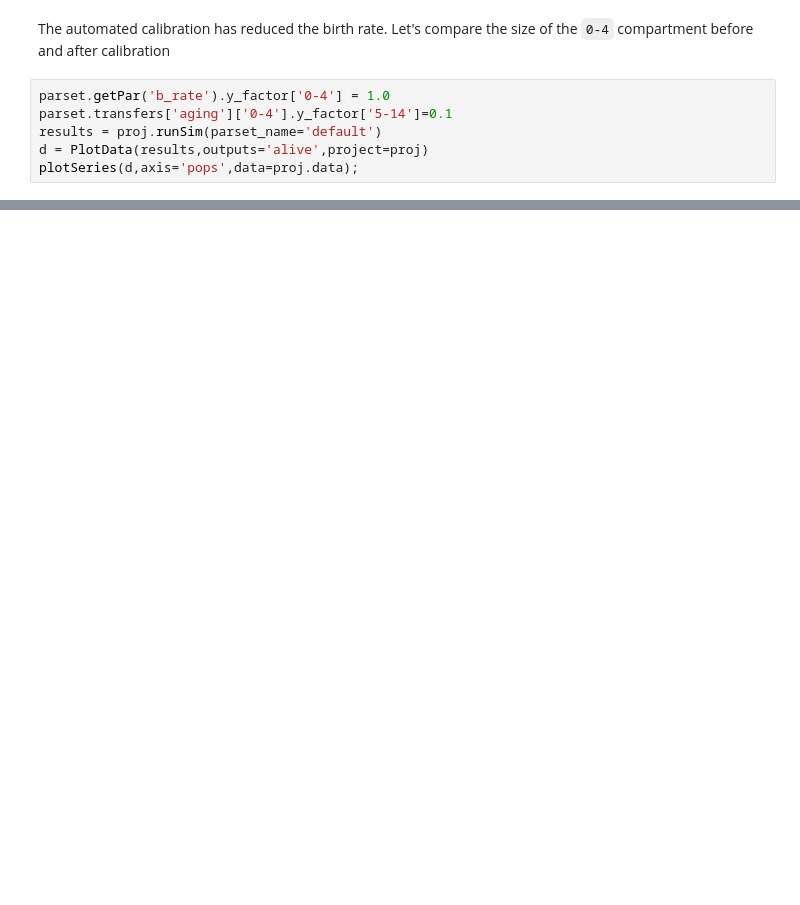
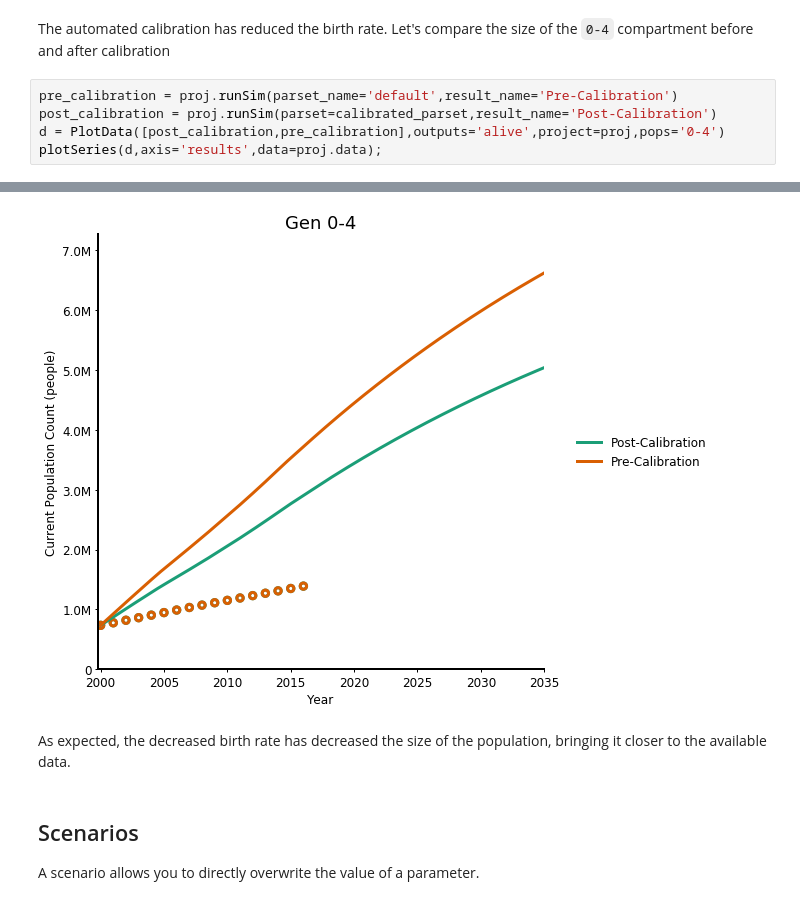
Before and after one commit to optimamodel/optima-tb, a Jupyter notebook: doc/Optima TB Introduction.ipynb, the cells around one changed output, grey strips where cells are left out. Drawn from its saved outputs; the diff is of its cells as text; blank space fills up the shorter version.

Commit message:
Added scenario example

```diff
--- a/doc/Optima TB Introduction.ipynb
+++ b/doc/Optima TB Introduction.ipynb
@@ -247,8 +236,8 @@ parset.getPar('doth_rate').y_factor['Prisoners (HIV+)']=1.00
 # %% [markdown]
 The automated calibration has reduced the birth rate. Let's compare the size of the `0-4` compartment before and after calibration
 # %%
-parset.getPar('b_rate').y_factor['0-4'] = 1.0
-parset.transfers['aging']['0-4'].y_factor['5-14']=0.1
-results = proj.runSim(parset_name='default')
-d = PlotData(results,outputs='alive',project=proj)
-plotSeries(d,axis='pops',data=proj.data);
+pre_calibration = proj.runSim(parset_name='default',result_name='Pre-Calibration')
+post_calibration = proj.runSim(parset=calibrated_parset,result_name='Post-Calibration')
+d = PlotData([post_calibration,pre_calibration],outputs='alive',project=proj,pops='0-4')
+plotSeries(d,axis='results',data=proj.data);
+# %% [output]
@@ -254,0 +246,7 @@ plotSeries(d,axis='pops',data=proj.data);
+[figure, added]
+# %% [markdown]
+As expected, the decreased birth rate has decreased the size of the population, bringing it closer to the available data.
+# %% [markdown]
+## Scenarios
+
+A scenario allows you to directly overwrite the value of a parameter.
```
Also changed, not shown: parts of 12 cells of this notebook.
